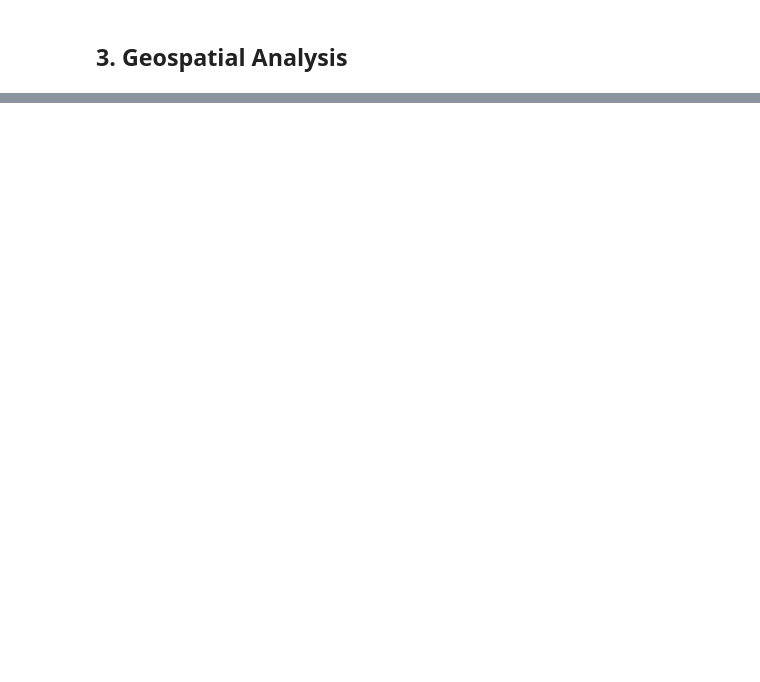
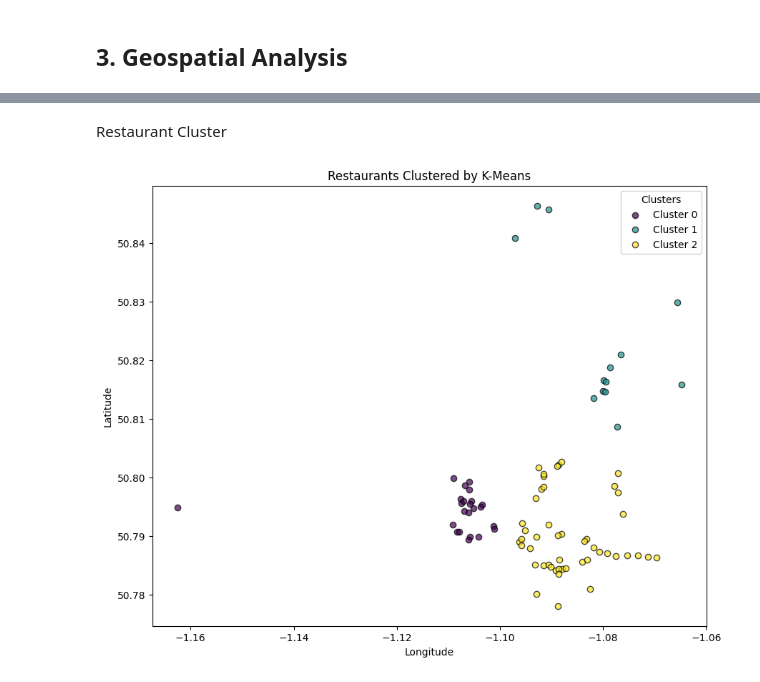
Before and after one commit to j-oshi/Data-Analysis-Understanding-CardioGood-Fitness-Customer-Profiles-for-Market-Research, a Jupyter notebook: RestaurantPredictiveModel.ipynb, the cells around one changed output, grey strips where cells are left out. Drawn from its saved outputs; the diff is of its cells as text; code cells hidden in the pictures; blank space fills up the shorter version.

```diff
--- a/RestaurantPredictiveModel.ipynb
+++ b/RestaurantPredictiveModel.ipynb
@@ -156,0 +247,34 @@ plt.show()
+# %%
+restaurant_gdf['restaurant_cluster'] = KMeans(n_clusters=3, random_state=42).fit_predict(
+    restaurant_gdf[['longitude', 'latitude']]
+)
+
+household_gdf['household_cluster'] = KMeans(n_clusters=3, random_state=42).fit_predict(
+    household_gdf[['longitude', 'latitude']]
+)
+# %% [markdown]
+Restaurant Cluster
+# %%
+plt.figure(figsize=(10, 8))
+
+# Get unique cluster labels
+restaurant_clusters = restaurant_gdf['restaurant_cluster'].unique()
+
+# Use a colormap to assign a color to each cluster
+cmap = plt.get_cmap('viridis', len(restaurant_clusters))
+
+# Plot each cluster with its respective color
+for cluster in restaurant_clusters:
+    cluster_gdf = restaurant_gdf[restaurant_gdf['restaurant_cluster'] == cluster]
+    plt.scatter(cluster_gdf.geometry.x, cluster_gdf.geometry.y,
+        label=f'Cluster {cluster}',
+        c=[cmap(cluster / len(restaurant_clusters))],
+        alpha=0.7, edgecolor='black')
+
+plt.title("Restaurants Clustered by K-Means")
+plt.xlabel("Longitude")
+plt.ylabel("Latitude")
+plt.legend(title="Clusters")
+plt.show()
+# %% [output]
+[figure, added]
```
Also changed, not shown: parts of 53 cells of this notebook, 6 other files.
